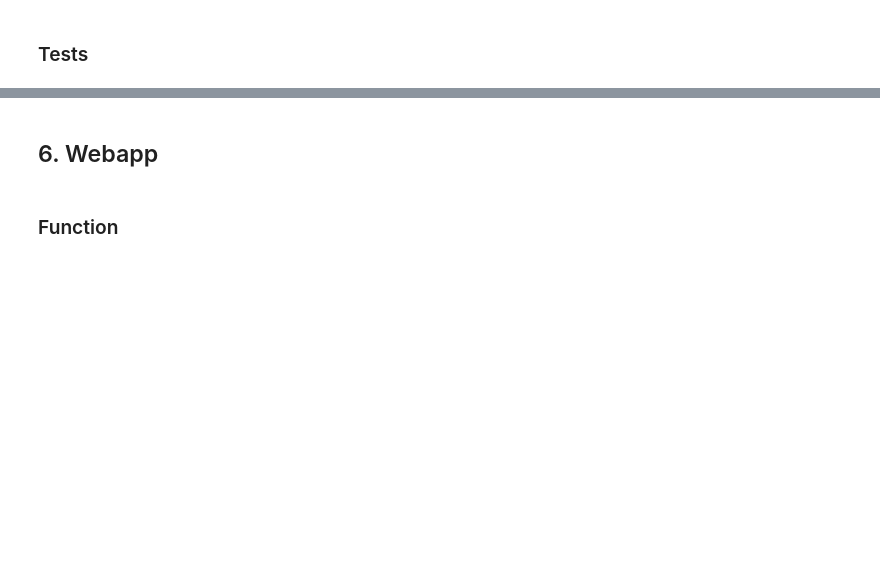
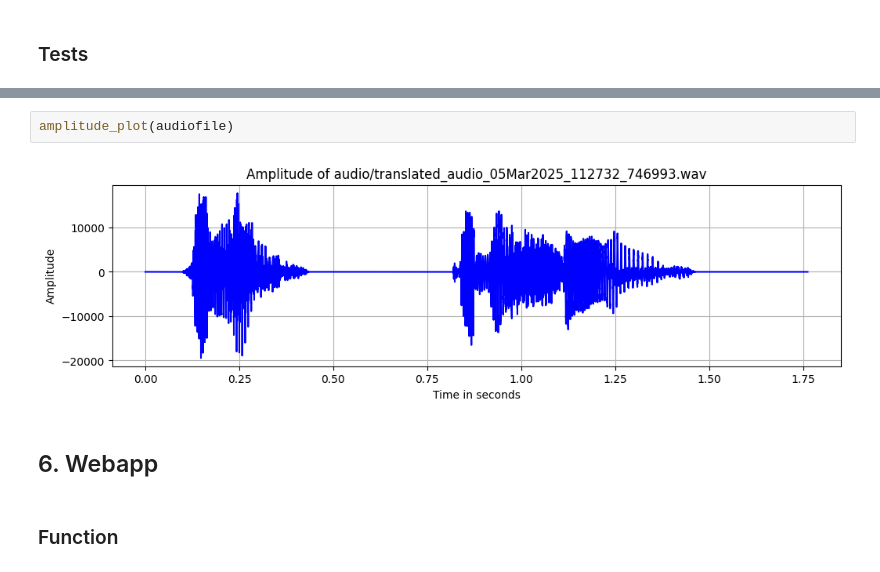
Before and after one commit to retkowsky/azure-ai-translator, a Jupyter notebook: 8 Vocal Translator using Azure AI STT.ipynb, the cells around one changed output, grey strips where cells are left out. Saved outputs shown, nothing was run; the diff lists cells and outputs as text; blank space fills up the shorter version.

```diff
--- a/8 Vocal Translator using Azure AI STT.ipynb
+++ b/8 Vocal Translator using Azure AI STT.ipynb
@@ -456,4 +490,8 @@ Playing audio file audio/translated_audio_26Apr2024_082640_531678.wav
 [interactive output not drawn]
+# %%
+amplitude_plot(audiofile)
+# %% [output]
+[figure, added]
 # %% [markdown]
 ## 6. Webapp
 # %% [markdown]
```
Also changed, not shown: parts of 38 cells of this notebook, 7 other files.
